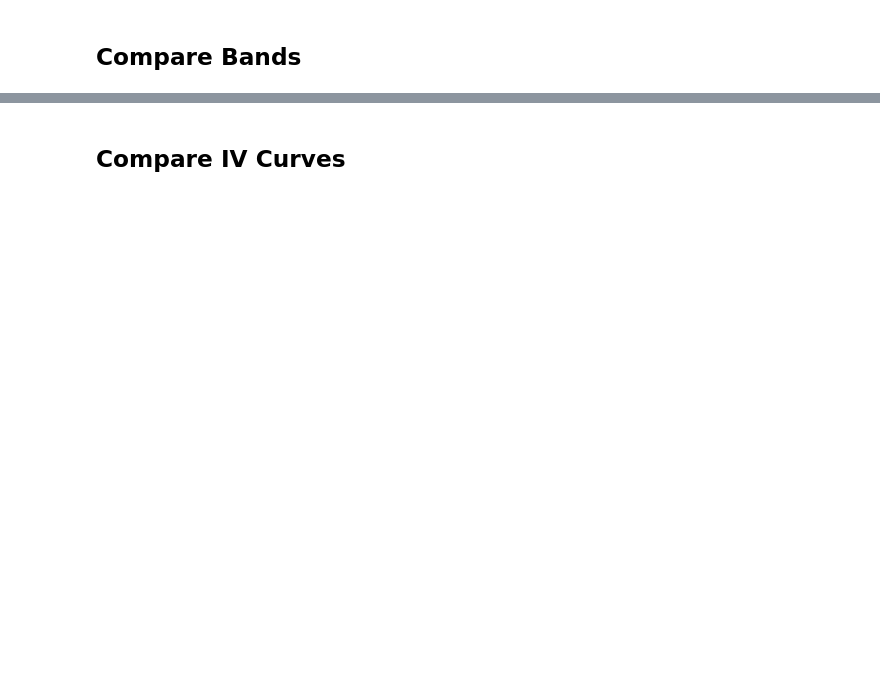
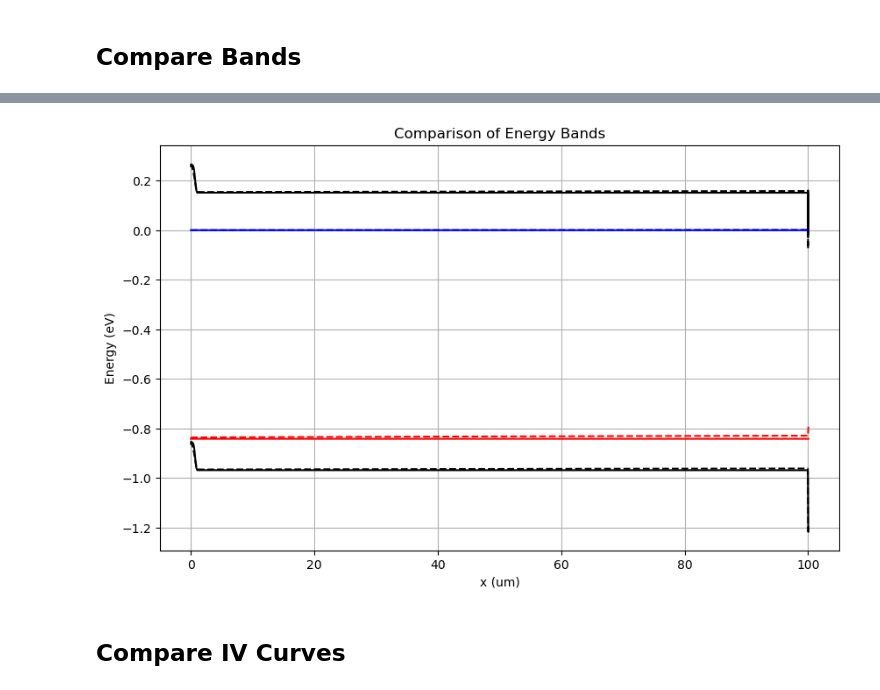
Before and after one commit to OxfordInterfacesLab/TandemFlow, a Jupyter notebook: utils/testing.ipynb, the cells around one changed output, grey strips where cells are left out. Cells and saved outputs as stored; diff of their text form; code cells hidden in the pictures; blank space fills up the shorter version.

```diff
--- a/utils/testing.ipynb
+++ b/utils/testing.ipynb
@@ -64,3 +54,8 @@ display(gcf())
+# %%
+compare_bands(ct_profile, scaps_profile)
+display(gcf())
+# %% [output]
+[figure, added]
 # %% [markdown]
 ## Compare IV Curves
 # %%
```
Also changed, not shown: parts of 6 cells of this notebook, 6 other files.
